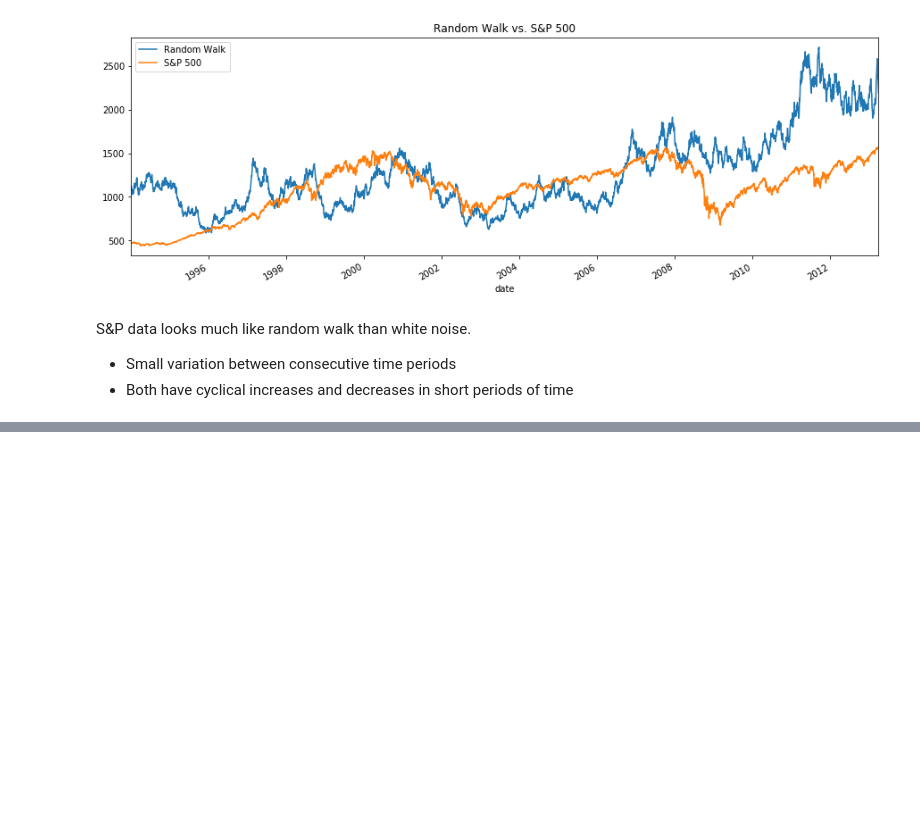
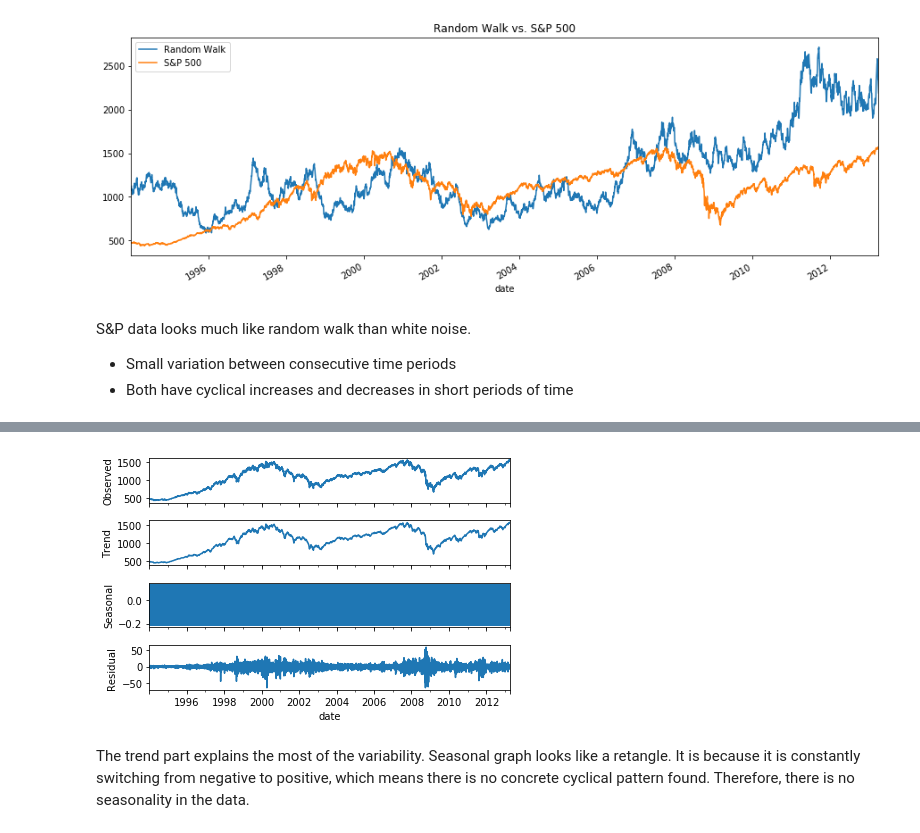
Before and after one commit to mkang32/snp500-analysis, a Jupyter notebook: notebooks/1.basics.ipynb, the cells around one changed output, grey strips where cells are left out. Cells and saved outputs as stored; diff of their text form; code cells hidden in the pictures; blank space fills up the shorter version.

Commit message:
stationarity and seasonality

```diff
--- a/notebooks/1.basics.ipynb
+++ b/notebooks/1.basics.ipynb
@@ -119,0 +214,10 @@ S&P data looks much like random walk than white noise.
+# %%
+s_dec_additive = seasonal_decompose(df.market_value, model="additive")
+# fig, ax = plt.subplots()
+s_dec_additive.plot()
+plt.show()
+# %% [output]
+[figure, added]
+# %% [markdown]
+The trend part explains the most of the variability.
+Seasonal graph looks like a retangle. It is because it is constantly switching from negative to positive, which means there is no concrete cyclical pattern found. Therefore, there is no seasonality in the data.
```
Also changed, not shown: parts of 14 cells of this notebook.
